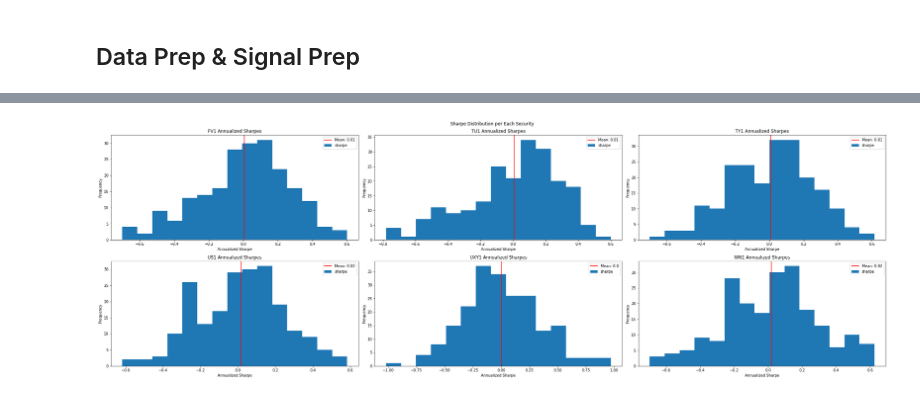
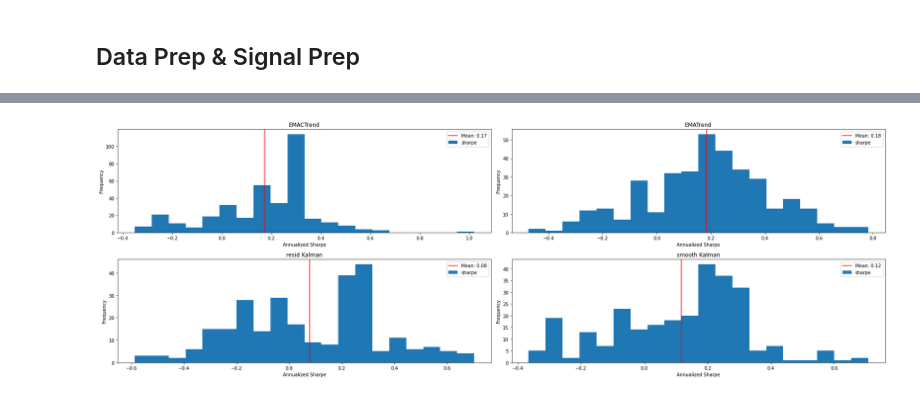
Before and after one commit to diegodalvarez/TrendFollowingPCs, a Jupyter notebook: root/PortfolioAnalysis.ipynb, the cells around one changed output, grey strips where cells are left out. Saved outputs shown, nothing was run; the diff lists cells and outputs as text; code cells hidden in the pictures.

```diff
--- a/root/PortfolioAnalysis.ipynb
+++ b/root/PortfolioAnalysis.ipynb
@@ -67,23 +24,17 @@ df_signal_rtn = get_signal_rtn(df_data)
 # %%
-def get_sharpe(df_signal_rtn: pd.DataFrame) -> pd.DataFrame:
+def get_sharpes(df: pd.DataFrame) -> pd.DataFrame:
 
-    df_namer = (df_signal_rtn[
-        ["security", "variable", "strat_name", "signal_type", "full_strat"]].
-        groupby("full_strat").
-        head(1))
-
-    df_sharpe = (df_signal_rtn[
-        ["full_strat", "signal_rtn"]].
-        groupby("full_strat").
+    df_sharpe = (df[
+        ["variable", "strat_name", "signal_type", "security", "signal_rtn"]].
+        groupby(["variable", "strat_name", "signal_type", "security"]).
         agg(["mean", "std"])
         ["signal_rtn"].
         rename(columns = {
             "mean": "mean_rtn",
             "std" : "std_rtn"}).
         assign(sharpe = lambda x: x.mean_rtn / x.std_rtn * np.sqrt(252)).
-        reset_index().
-        merge(right = df_namer, how = "inner", on = ["full_strat"]))
+        reset_index())
 
-    return df_sharpe
+    return df
 
-df_sharpe = get_sharpe(df_signal_rtn)
+df_sharpe = get_sharpes(df)
@@ -113,32 +65,27 @@ plot_all_sharpes(df_sharpe)
 # %%
-def plot_sharpe_per_security(df_sharpe: pd.DataFrame) -> plt.Figure:
+spef_col = "signal_type"
 
-    securitys = df_sharpe.security.drop_duplicates().to_list()
-    fig, axes = plt.subplots(ncols = len(securitys) // 2, nrows = len(securitys) // 3, figsize = (30,10))
+df_tmp    = df_sharpe.rename(columns = {spef_col: "tmp"})
+tmps      = df_tmp.tmp.drop_duplicates().sort_values().to_list()
+fig, axes = plt.subplots(ncols = len(tmps) // 2, nrows = len(tmps) // 2, figsize = (len(tmps) * 6, len(tmps) * 2))
 
-    for security, ax in zip(securitys, axes.flatten()):
+for tmp, ax in zip(tmps, axes.flatten()):
 
-        sharpes = (df_sharpe.query(
-            "security == @security").
-            sharpe)
+    df_plot = df_tmp.query("tmp == @tmp")
+    (df_plot.sharpe.plot(
+        ax     = ax,
+        kind   = "hist",
+        bins   = 20,
+        xlabel = "Annualized Sharpe",
+        title  = tmp))
 
-        sharpes.plot(
-            ax     = ax,
-            kind   = "hist",
-            bins   = 15,
-            xlabel = "Annualized Sharpe",
-            title  = "{} Annualized Sharpes".format(security.split(" ")[0]))
+    ax.axvline(
+        x     = df_plot.sharpe.mean(),
+        color = "red",
+        label = "Mean: {}".format(round(df_plot.sharpe.mean(), 2)))
 
-        ax.axvline(
-            x     = sharpes.mean(),
-            color = "red",
-            label = "Mean: {}".format(round(sharpes.mean(), 2)))
+    ax.legend()
 
-        ax.legend()
-
-    fig.suptitle("Sharpe Distribution per Each Security")
-    plt.tight_layout()
-
-plot_sharpe_per_security(df_sharpe)
+plt.tight_layout()
 # %% [output]
-[figure, old version]
+[figure, new version]
```
Also changed, not shown: parts of 20 cells of this notebook, 1 other file.
